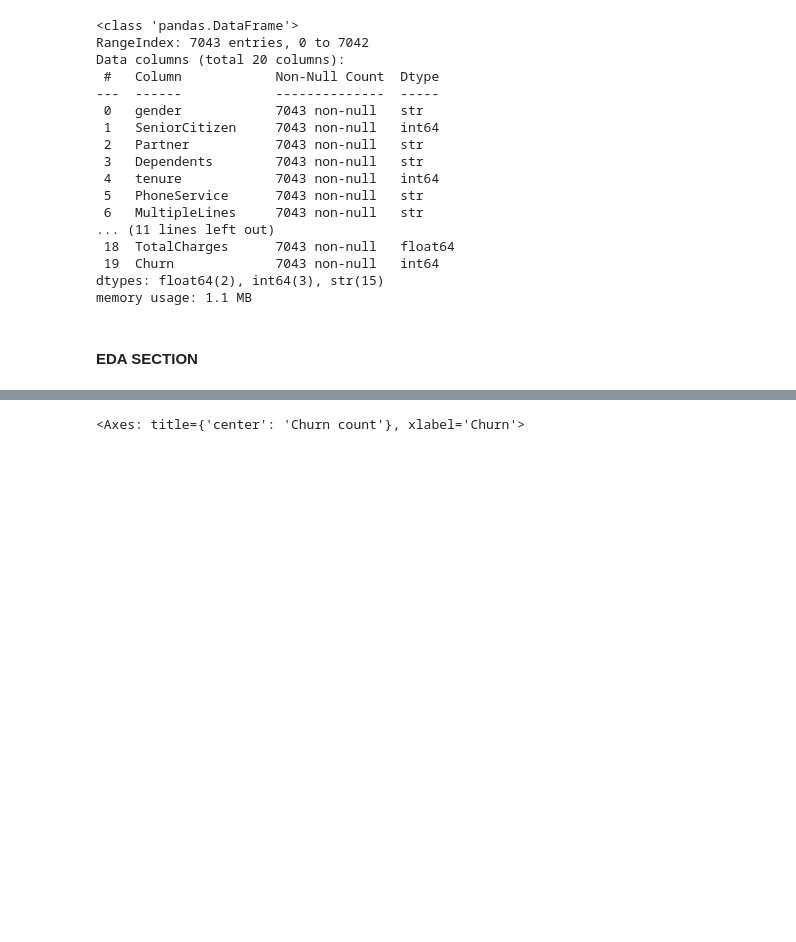
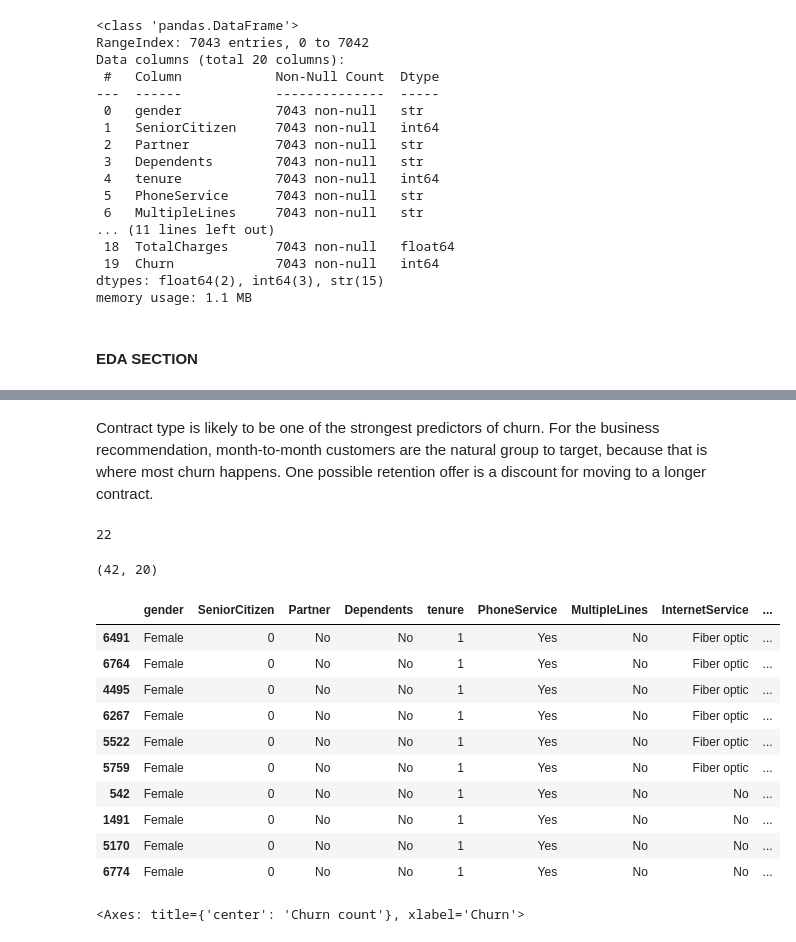
Before and after one commit to wasifhoq/telco-churn-prediction, a Jupyter notebook: notebook/analysis.ipynb, the cells around one changed output, grey strips where cells are left out. Saved outputs shown, nothing was run; the diff lists cells and outputs as text; code cells hidden in the pictures; blank space fills up the shorter version.

```diff
--- a/notebook/analysis.ipynb
+++ b/notebook/analysis.ipynb
@@ -134,3 +203,26 @@ memory usage: 1.1 MB
+# %% [markdown]
+Contract type is likely to be one of the strongest predictors of churn. For the business recommendation, month-to-month customers are the natural group to target, because that is where most churn happens. One possible retention offer is a discount for moving to a longer contract.
+# %%
+print(df.duplicated().sum())
+# %% [output]
+22
+# %%
+dups = df[df.duplicated(keep=False)].sort_values(list(df.columns))
+print(dups.shape)
+dups.head(10)
+# %% [output]
+(42, 20)
+|  | gender | SeniorCitizen | Partner | Dependents | tenure | PhoneService | MultipleLines | InternetService | ... |
+| 6491 | Female | 0 | No | No | 1 | Yes | No | Fiber optic | ... |
+| 6764 | Female | 0 | No | No | 1 | Yes | No | Fiber optic | ... |
+| 4495 | Female | 0 | No | No | 1 | Yes | No | Fiber optic | ... |
+| 6267 | Female | 0 | No | No | 1 | Yes | No | Fiber optic | ... |
+| 5522 | Female | 0 | No | No | 1 | Yes | No | Fiber optic | ... |
+| 5759 | Female | 0 | No | No | 1 | Yes | No | Fiber optic | ... |
+| 542 | Female | 0 | No | No | 1 | Yes | No | No | ... |
+| 1491 | Female | 0 | No | No | 1 | Yes | No | No | ... |
+| 5170 | Female | 0 | No | No | 1 | Yes | No | No | ... |
+| 6774 | Female | 0 | No | No | 1 | Yes | No | No | ... |
 # %%
 df["Churn"].value_counts()
 df["Churn"].value_counts(normalize=True).round(3)
```
Also changed, not shown: parts of 29 cells of this notebook.
